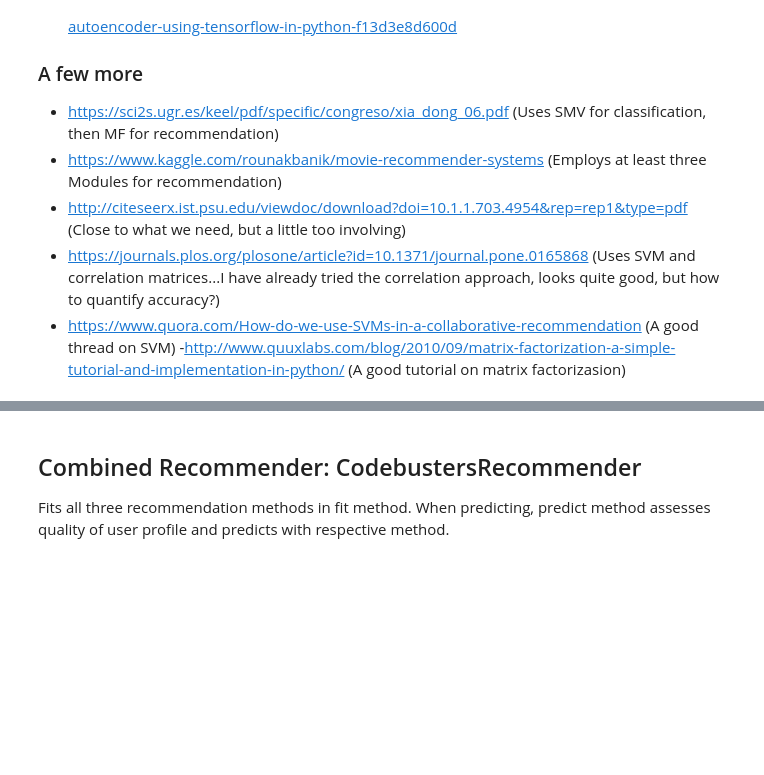
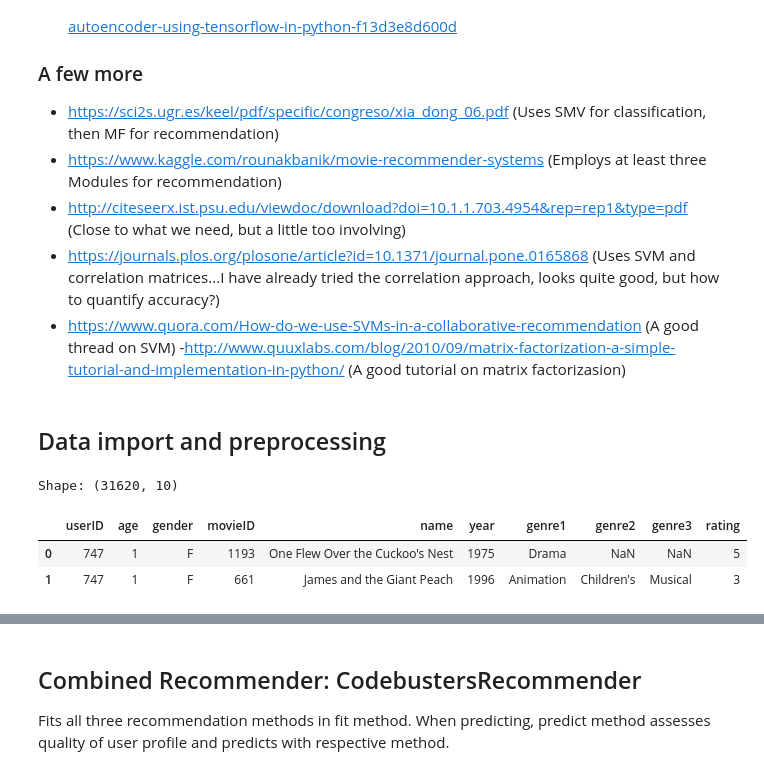
Before and after one commit to tobikuhlmann/movie-recommendation-lab, a Jupyter notebook: CodebustersRecommender.ipynb, the cells around one changed output, grey strips where cells are left out. Saved outputs shown, nothing was run; the diff lists cells and outputs as text; code cells hidden in the pictures; blank space fills up the shorter version.

```diff
--- a/CodebustersRecommender.ipynb
+++ b/CodebustersRecommender.ipynb
@@ -57,3 +57,15 @@ from sklearn.metrics.pairwise import linear_kernel
 
 from sklearn.model_selection import cross_val_predict, cross_val_score, cross_validate, StratifiedKFold
 from sklearn.metrics import classification_report,confusion_matrix, roc_curve, auc
+# %% [markdown]
+## Data import and preprocessing
+# %%
+# all data
+df = pd.read_csv("allData.tsv", sep='\t')
+print(f"Shape: {df.shape}")
+df.head(2)
+# %% [output]
+Shape: (31620, 10)
+|  | userID | age | gender | movieID | name | year | genre1 | genre2 | genre3 | rating |
+| 0 | 747 | 1 | F | 1193 | One Flew Over the Cuckoo's Nest | 1975 | Drama | NaN | NaN | 5 |
+| 1 | 747 | 1 | F | 661 | James and the Giant Peach | 1996 | Animation | Children's | Musical | 3 |
```
Also changed, not shown: parts of 10 cells of this notebook, 1 other file.
